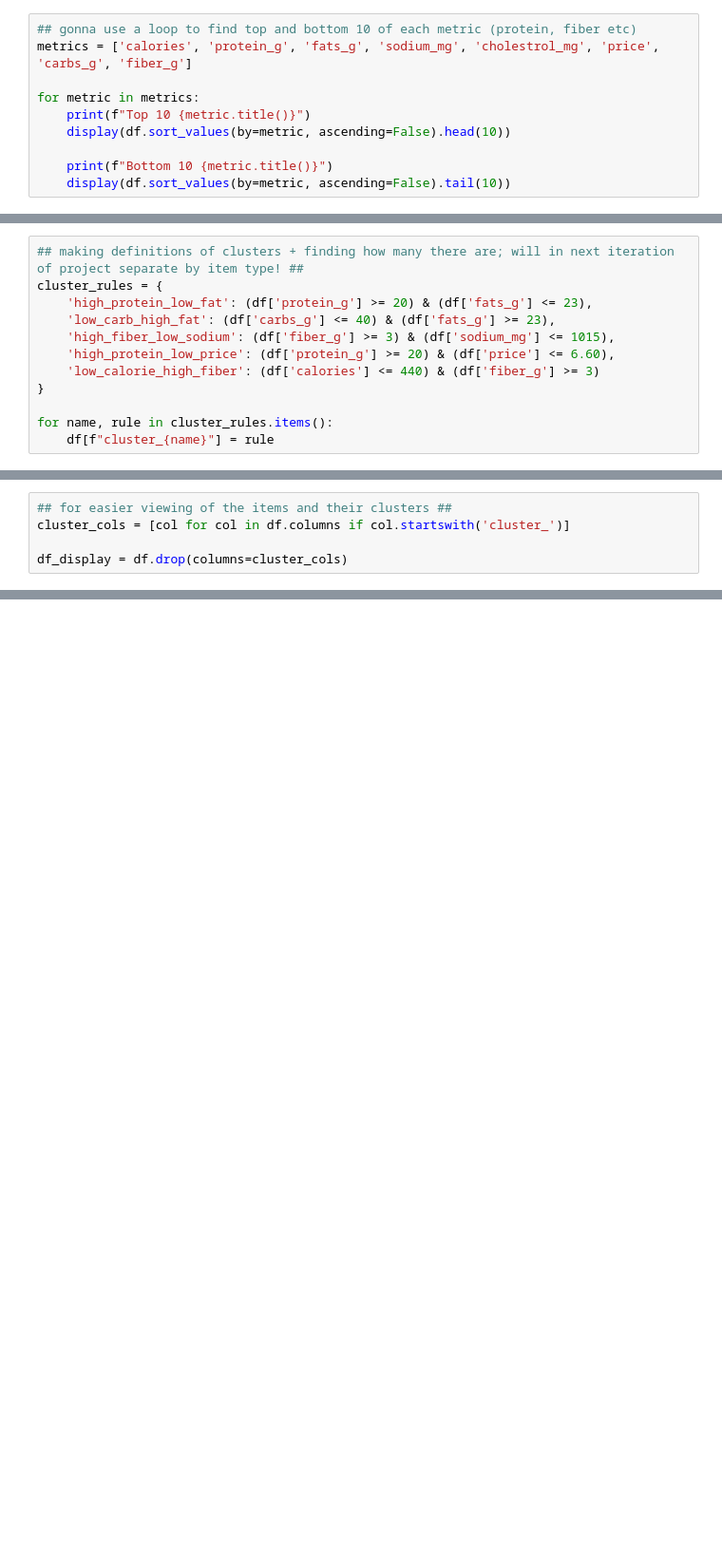
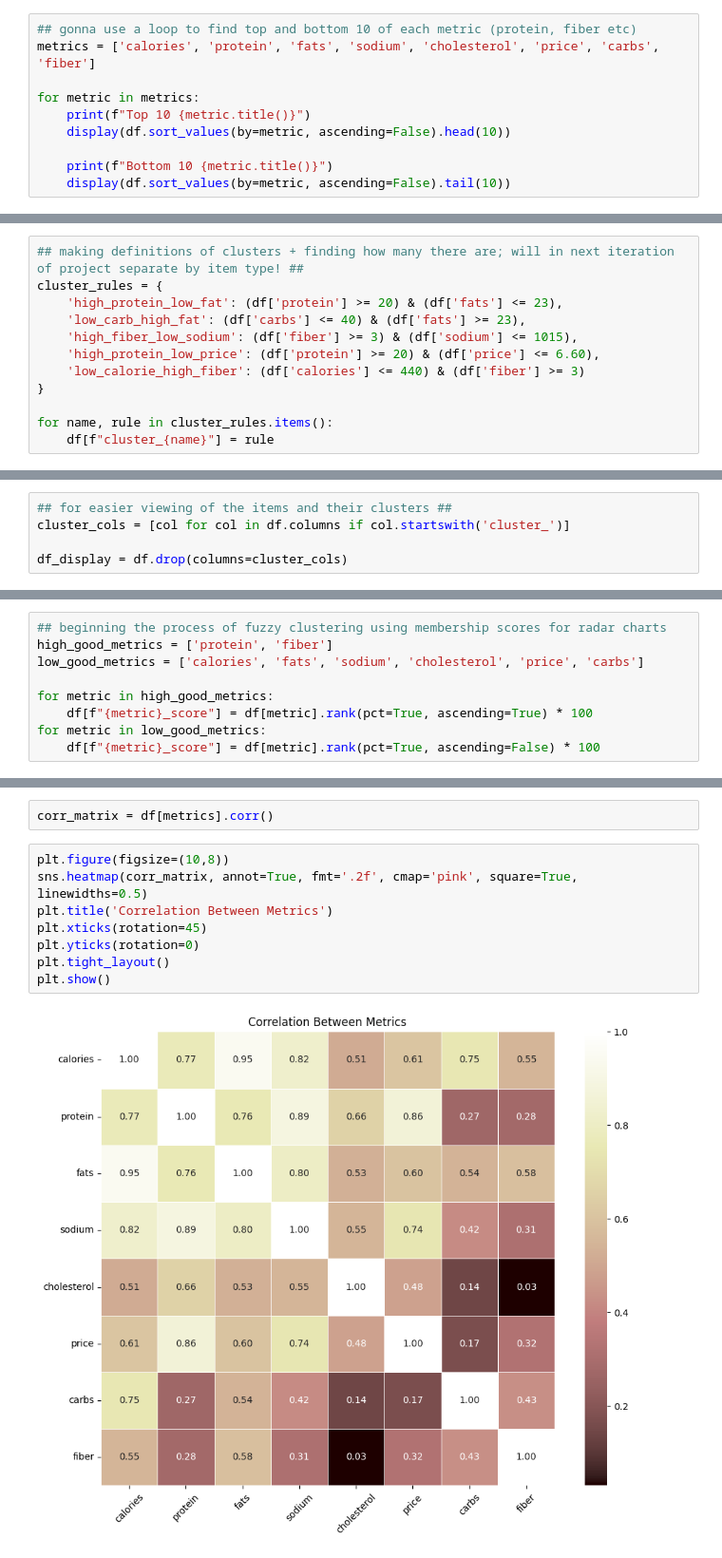
Before and after one commit to Mikayla-ds2/fast-food-macros, a Jupyter notebook: fast food workbook.ipynb, the cells around one changed output, grey strips where cells are left out. Shown: that part at 95% size. Saved outputs shown, nothing was run; the diff lists cells and outputs as text; blank space fills up the shorter version.

Commit message:
did a lot lol; categorizing correlation now

```diff
--- a/fast food workbook.ipynb
+++ b/fast food workbook.ipynb
@@ -30,6 +104,6 @@ df.describe()
 # %%
 ## gonna use a loop to find top and bottom 10 of each metric (protein, fiber etc)
-metrics = ['calories', 'protein_g', 'fats_g', 'sodium_mg', 'cholestrol_mg', 'price', 'carbs_g', 'fiber_g']
+metrics = ['calories', 'protein', 'fats', 'sodium', 'cholesterol', 'price', 'carbs', 'fiber']
 
 for metric in metrics:
     print(f"Top 10 {metric.title()}")
@@ -58,11 +316,11 @@ df.describe()
 # %%
 ## making definitions of clusters + finding how many there are; will in next iteration of project separate by item type! ##
 cluster_rules = {
-    'high_protein_low_fat': (df['protein_g'] >= 20) & (df['fats_g'] <= 23),
-    'low_carb_high_fat': (df['carbs_g'] <= 40) & (df['fats_g'] >= 23),
-    'high_fiber_low_sodium': (df['fiber_g'] >= 3) & (df['sodium_mg'] <= 1015),
-    'high_protein_low_price': (df['protein_g'] >= 20) & (df['price'] <= 6.60),
-    'low_calorie_high_fiber': (df['calories'] <= 440) & (df['fiber_g'] >= 3)
+    'high_protein_low_fat': (df['protein'] >= 20) & (df['fats'] <= 23),
+    'low_carb_high_fat': (df['carbs'] <= 40) & (df['fats'] >= 23),
+    'high_fiber_low_sodium': (df['fiber'] >= 3) & (df['sodium'] <= 1015),
+    'high_protein_low_price': (df['protein'] >= 20) & (df['price'] <= 6.60),
+    'low_calorie_high_fiber': (df['calories'] <= 440) & (df['fiber'] >= 3)
 }
 
 for name, rule in cluster_rules.items():
@@ -114,0 +474,9 @@ df_display.head()
+# %%
+## beginning the process of fuzzy clustering using membership scores for radar charts
+high_good_metrics = ['protein', 'fiber']
+low_good_metrics = ['calories', 'fats', 'sodium', 'cholesterol', 'price', 'carbs']
+
+for metric in high_good_metrics:
+    df[f"{metric}_score"] = df[metric].rank(pct=True, ascending=True) * 100
+for metric in low_good_metrics:
+    df[f"{metric}_score"] = df[metric].rank(pct=True, ascending=False) * 100
@@ -114,0 +545,12 @@ df_display.head()
+# %%
+corr_matrix = df[metrics].corr()
+# %%
+plt.figure(figsize=(10,8))
+sns.heatmap(corr_matrix, annot=True, fmt='.2f', cmap='pink', square=True, linewidths=0.5)
+plt.title('Correlation Between Metrics')
+plt.xticks(rotation=45)
+plt.yticks(rotation=0)
+plt.tight_layout()
+plt.show()
+# %% [output]
+[figure, added]
```
Also changed, not shown: parts of 27 cells of this notebook, 1 other file.
